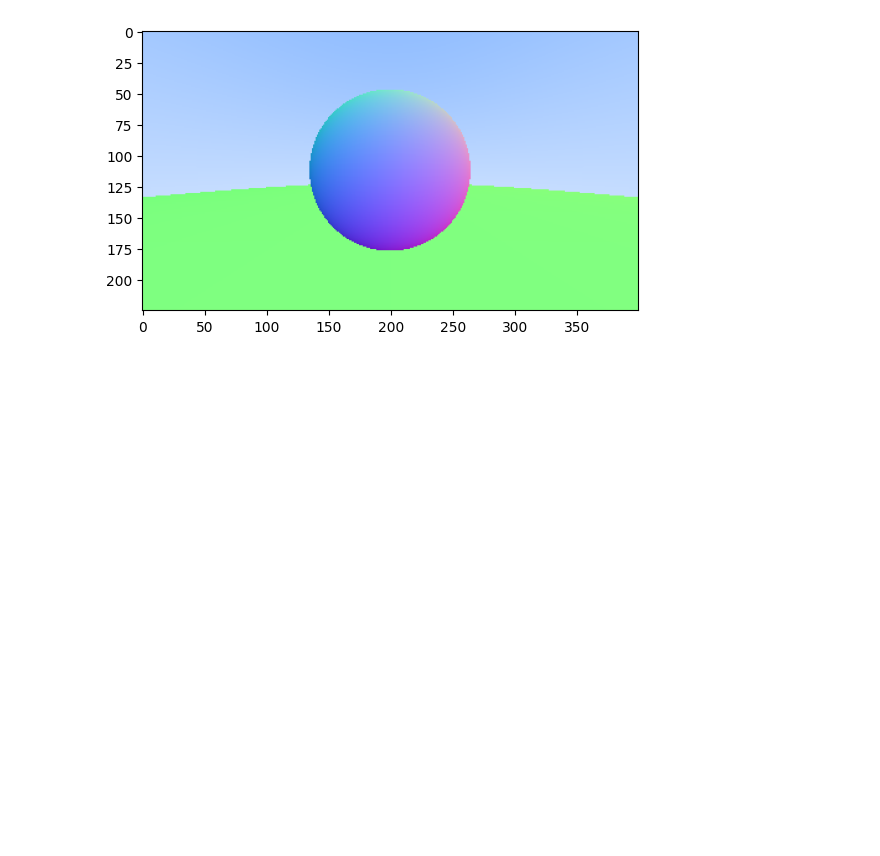
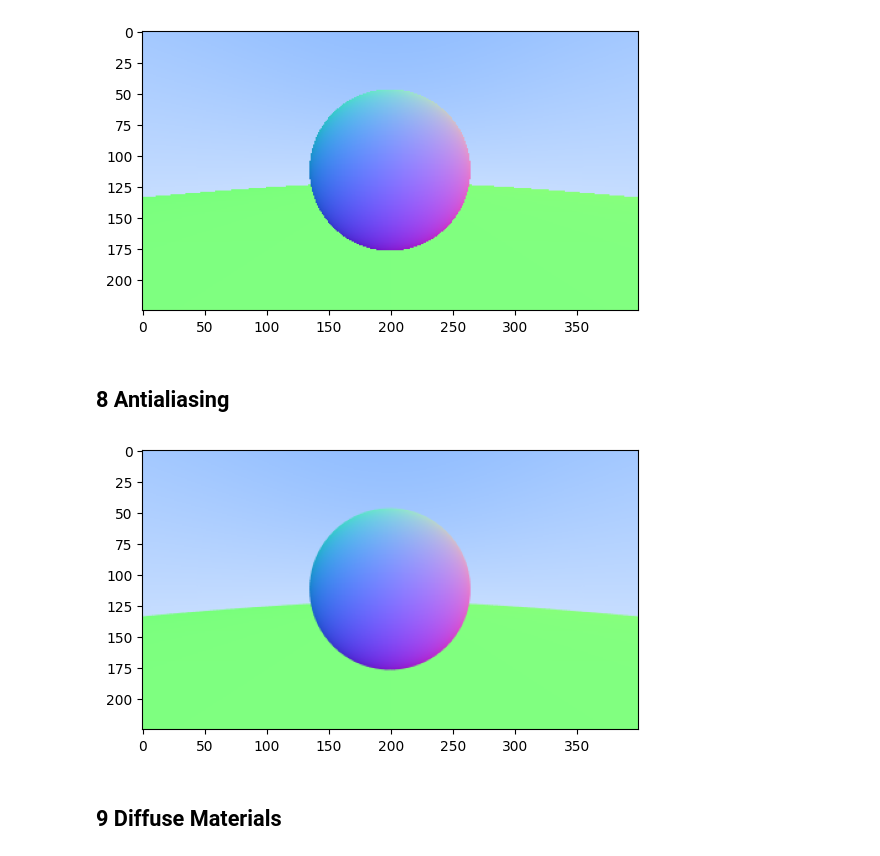
Before and after one commit to gkpatwardhan/CS445_RayTracer, a Jupyter notebook: RayTracer_1.ipynb, the cells around one changed output. Saved outputs shown, nothing was run; the diff lists cells and outputs as text; code cells hidden in the pictures; blank space fills up the shorter version.

Commit message:
implemented antialiasing

```diff
--- a/RayTracer_1.ipynb
+++ b/RayTracer_1.ipynb
@@ -29,8 +27,13 @@ class Vector3(Vector3Base):
     def __mul__(self, other):
         if isinstance(other, Vector3):
             return Vector3(self.x * other.x, self.y * other.y, self.z * other.z)
+        elif isinstance(other, (int, float)):
+            return Vector3(self.x * other, self.y * other, self.z * other)
         else:
             return Vector3(self.x * other, self.y * other, self.z * other)
+
+    def __rmul__(self, other):
+        return self.__mul__(other)
 
     def __add__(self, other):
         if isinstance(other, Vector3):
@@ -397,3 +400,5 @@ camera.image_width = 400
 camera.render(world)
 # %% [output]
 [figure]
+# %% [markdown]
+## 8 Antialiasing
@@ -399,0 +442,20 @@ camera.render(world)
+# %%
+# Create PPM helper function
+def create_ppm(ppm_file: str, image_width, image_height, samples_per_pixel, pixel_color: Callable[[int, int], Color]) -> None:
+    ppm_image = open(ppm_file, 'w')
+    height = width = 256
+    ppm_image.write(f"P3\n{image_width} {image_height}\n255\n")
+    for h in tqdm(range(image_height)):
+        for w in range(image_width):
+            pixel_color = Color(0, 0, 0)
+            for sample in range(samples_per_pixel):
+                r = camera.get_ray(w,h)
+                pixel_color += camera.ray_color(r, world)
+
+            ppm_image.write(write_color(pixel_color, samples_per_pixel))
+
+    ppm_image.close()
+    img = cv2.imread(ppm_file)
+    img = cv2.cvtColor(img,cv2.COLOR_BGR2RGB)
+    plt.imshow(img)
+    plt.show()
@@ -399,0 +517,16 @@ camera.render(world)
+# %%
+world: HittableList = HittableList()
+
+world.add(Sphere(Point(0, 0, -1), 0.5))
+world.add(Sphere(Point(0, -100.5, -1), 100))
+
+camera: Camera = Camera()
+camera.aspect_ratio = 16.0 / 9.0
+camera.image_width = 400
+camera.samples_per_pixel = 100
+
+camera.render(world)
+# %% [output]
+[figure, added]
+# %% [markdown]
+## 9 Diffuse Materials
```
Also changed, not shown: parts of 5 cells of this notebook.
